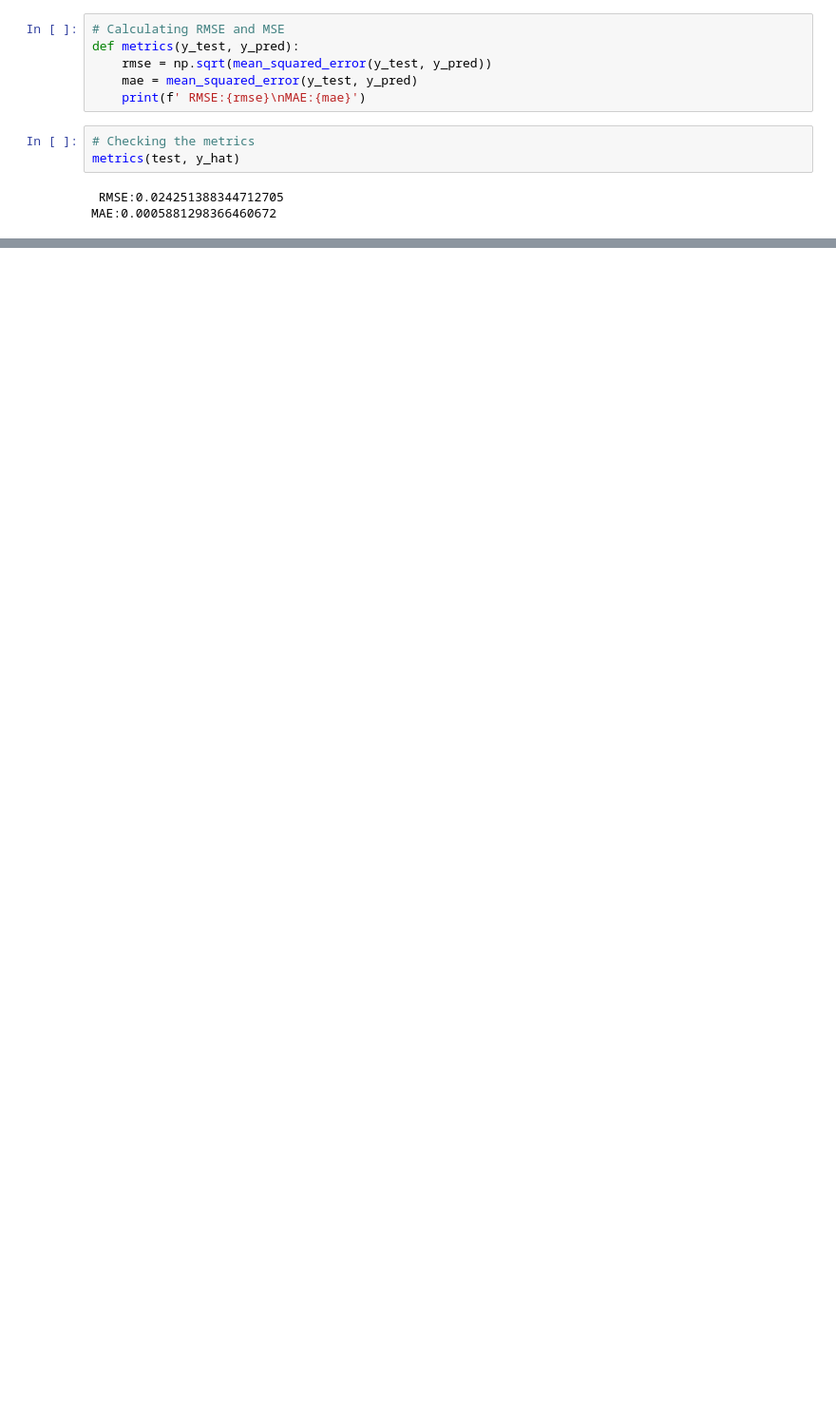
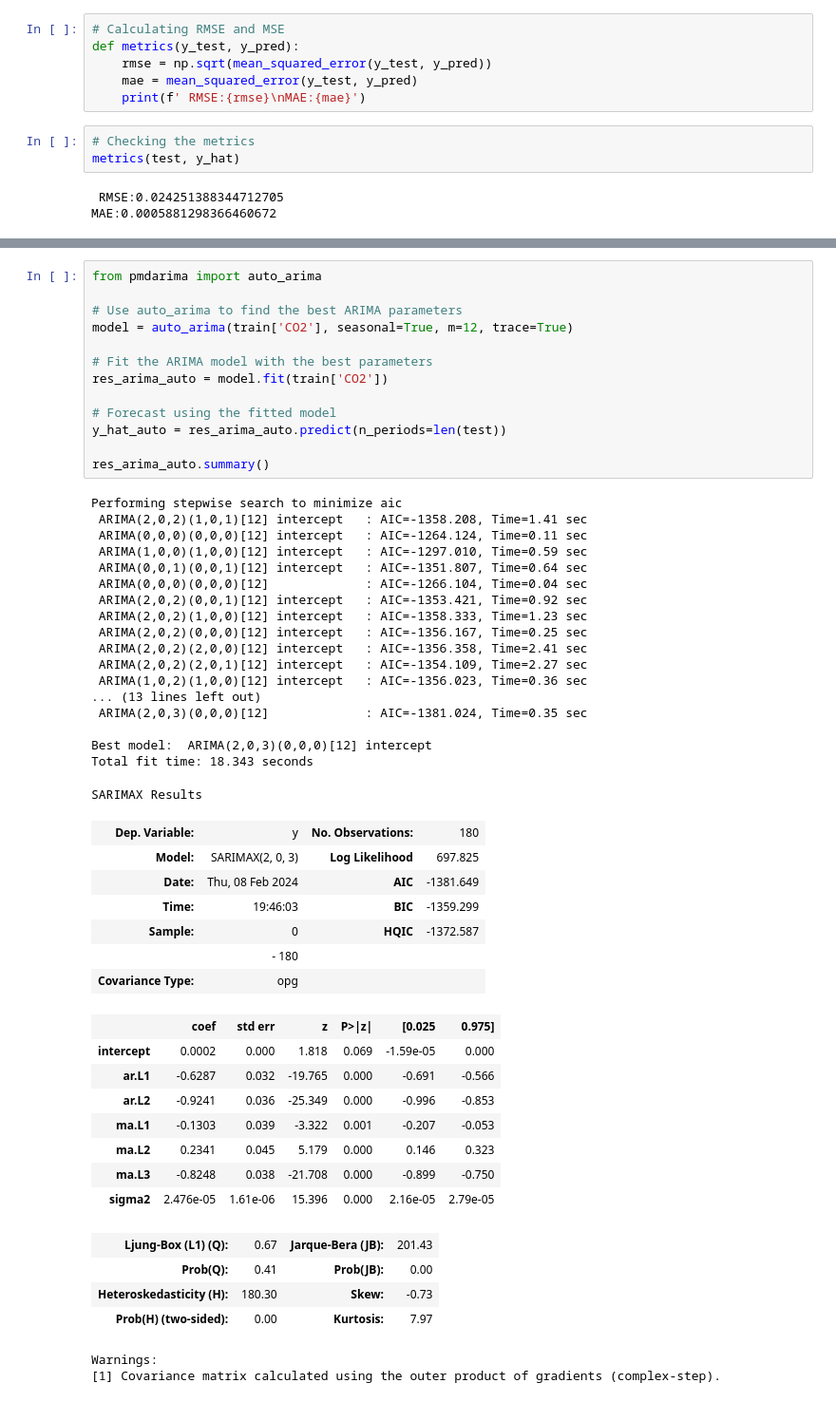
Before and after one commit to Wairimukimm/Carbon-credits-chronicles, a Jupyter notebook: Notebook.ipynb, the cells around one changed output, grey strips where cells are left out. Shown at 95% size. Cells and saved outputs as stored; diff of their text form; blank space fills up the shorter version.

```diff
--- a/Notebook.ipynb
+++ b/Notebook.ipynb
@@ -964 +856,54 @@ Warnings:
+# %%
+from pmdarima import auto_arima
+
+# Use auto_arima to find the best ARIMA parameters
+model = auto_arima(train['CO2'], seasonal=True, m=12, trace=True)
+
+# Fit the ARIMA model with the best parameters
+res_arima_auto = model.fit(train['CO2'])
+
+# Forecast using the fitted model
+y_hat_auto = res_arima_auto.predict(n_periods=len(test))
+
+res_arima_auto.summary()
+# %% [output]
+Performing stepwise search to minimize aic
+ ARIMA(2,0,2)(1,0,1)[12] intercept   : AIC=-1358.208, Time=1.41 sec
+ ARIMA(0,0,0)(0,0,0)[12] intercept   : AIC=-1264.124, Time=0.11 sec
+ ARIMA(1,0,0)(1,0,0)[12] intercept   : AIC=-1297.010, Time=0.59 sec
+ ARIMA(0,0,1)(0,0,1)[12] intercept   : AIC=-1351.807, Time=0.64 sec
+ ARIMA(0,0,0)(0,0,0)[12]             : AIC=-1266.104, Time=0.04 sec
+ ARIMA(2,0,2)(0,0,1)[12] intercept   : AIC=-1353.421, Time=0.92 sec
+ ARIMA(2,0,2)(1,0,0)[12] intercept   : AIC=-1358.333, Time=1.23 sec
+ ARIMA(2,0,2)(0,0,0)[12] intercept   : AIC=-1356.167, Time=0.25 sec
+ ARIMA(2,0,2)(2,0,0)[12] intercept   : AIC=-1356.358, Time=2.41 sec
+ ARIMA(2,0,2)(2,0,1)[12] intercept   : AIC=-1354.109, Time=2.27 sec
+ ARIMA(1,0,2)(1,0,0)[12] intercept   : AIC=-1356.023, Time=0.36 sec
+... (13 lines left out)
+ ARIMA(2,0,3)(0,0,0)[12]             : AIC=-1381.024, Time=0.35 sec
+
+Best model:  ARIMA(2,0,3)(0,0,0)[12] intercept
+Total fit time: 18.343 seconds
+SARIMAX Results
+| Dep. Variable: | y | No. Observations: | 180 |
+| Model: | SARIMAX(2, 0, 3) | Log Likelihood | 697.825 |
+| Date: | Thu, 08 Feb 2024 | AIC | -1381.649 |
+| Time: | 19:46:03 | BIC | -1359.299 |
+| Sample: | 0 | HQIC | -1372.587 |
+|  | - 180 |  |  |
+| Covariance Type: | opg |  |  |
+|  | coef | std err | z | P>|z| | [0.025 | 0.975] |
+| intercept | 0.0002 | 0.000 | 1.818 | 0.069 | -1.59e-05 | 0.000 |
+| ar.L1 | -0.6287 | 0.032 | -19.765 | 0.000 | -0.691 | -0.566 |
+| ar.L2 | -0.9241 | 0.036 | -25.349 | 0.000 | -0.996 | -0.853 |
+| ma.L1 | -0.1303 | 0.039 | -3.322 | 0.001 | -0.207 | -0.053 |
+| ma.L2 | 0.2341 | 0.045 | 5.179 | 0.000 | 0.146 | 0.323 |
+| ma.L3 | -0.8248 | 0.038 | -21.708 | 0.000 | -0.899 | -0.750 |
+| sigma2 | 2.476e-05 | 1.61e-06 | 15.396 | 0.000 | 2.16e-05 | 2.79e-05 |
+| Ljung-Box (L1) (Q): | 0.67 | Jarque-Bera (JB): | 201.43 |
+| Prob(Q): | 0.41 | Prob(JB): | 0.00 |
+| Heteroskedasticity (H): | 180.30 | Skew: | -0.73 |
+| Prob(H) (two-sided): | 0.00 | Kurtosis: | 7.97 |
+Warnings:
+[1] Covariance matrix calculated using the outer product of gradients (complex-step).
 # %%
```
Also changed, not shown: parts of 13 cells of this notebook, 1 other file.
